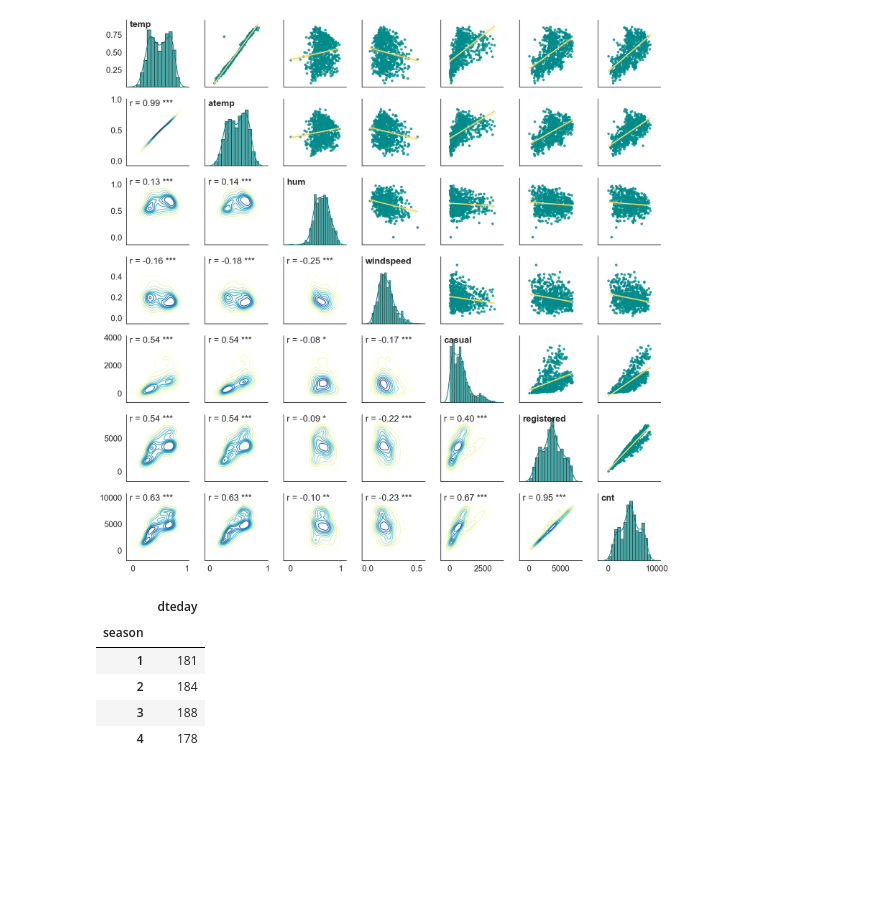
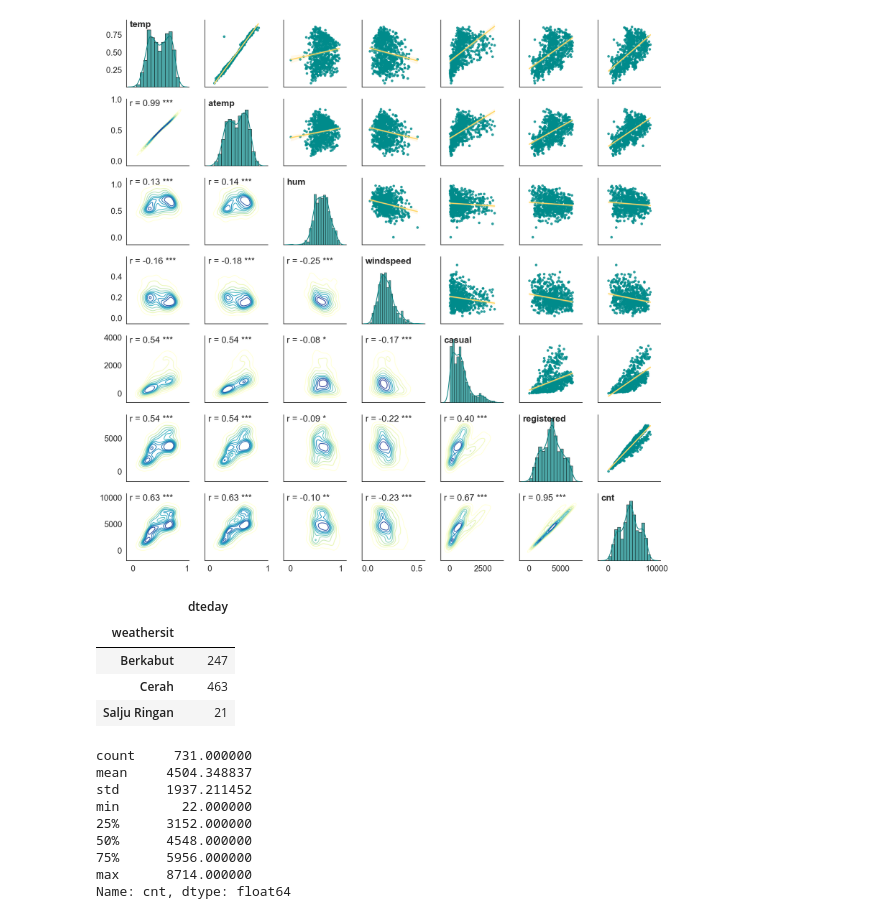
Before and after one commit to Zen-Rofiqy/Bangkit-2024, a Jupyter notebook: 04 Analisis Data dng Py/@Proyek-akhir/MyDashBoard.ipynb, the cells around one changed output. Cells and saved outputs as stored; diff of their text form; code cells hidden in the pictures; blank space fills up the shorter version.

```diff
--- a/04 Analisis Data dng Py/@Proyek-akhir/MyDashBoard.ipynb
+++ b/04 Analisis Data dng Py/@Proyek-akhir/MyDashBoard.ipynb
@@ -825,13 +825,24 @@ cor_matrix(df)
 <seaborn.axisgrid.PairGrid at 0x...>
 [figure]
 # %%
-hour_df.groupby(by="season").agg({
+data.groupby(by="weathersit").agg({
     "dteday": "nunique"
 })
 # %% [output]
 |  | dteday |
-| season |  |
-| 1 | 181 |
-| 2 | 184 |
-| 3 | 188 |
-| 4 | 178 |
+| weathersit |  |
+| Berkabut | 247 |
+| Cerah | 463 |
+| Salju Ringan | 21 |
+# %%
+data["cnt"].describe()
+# %% [output]
+count     731.000000
+mean     4504.348837
+std      1937.211452
+min        22.000000
+25%      3152.000000
+50%      4548.000000
+75%      5956.000000
+max      8714.000000
+Name: cnt, dtype: float64
```
Also changed, not shown: parts of 2 cells of this notebook, 2 other files.
